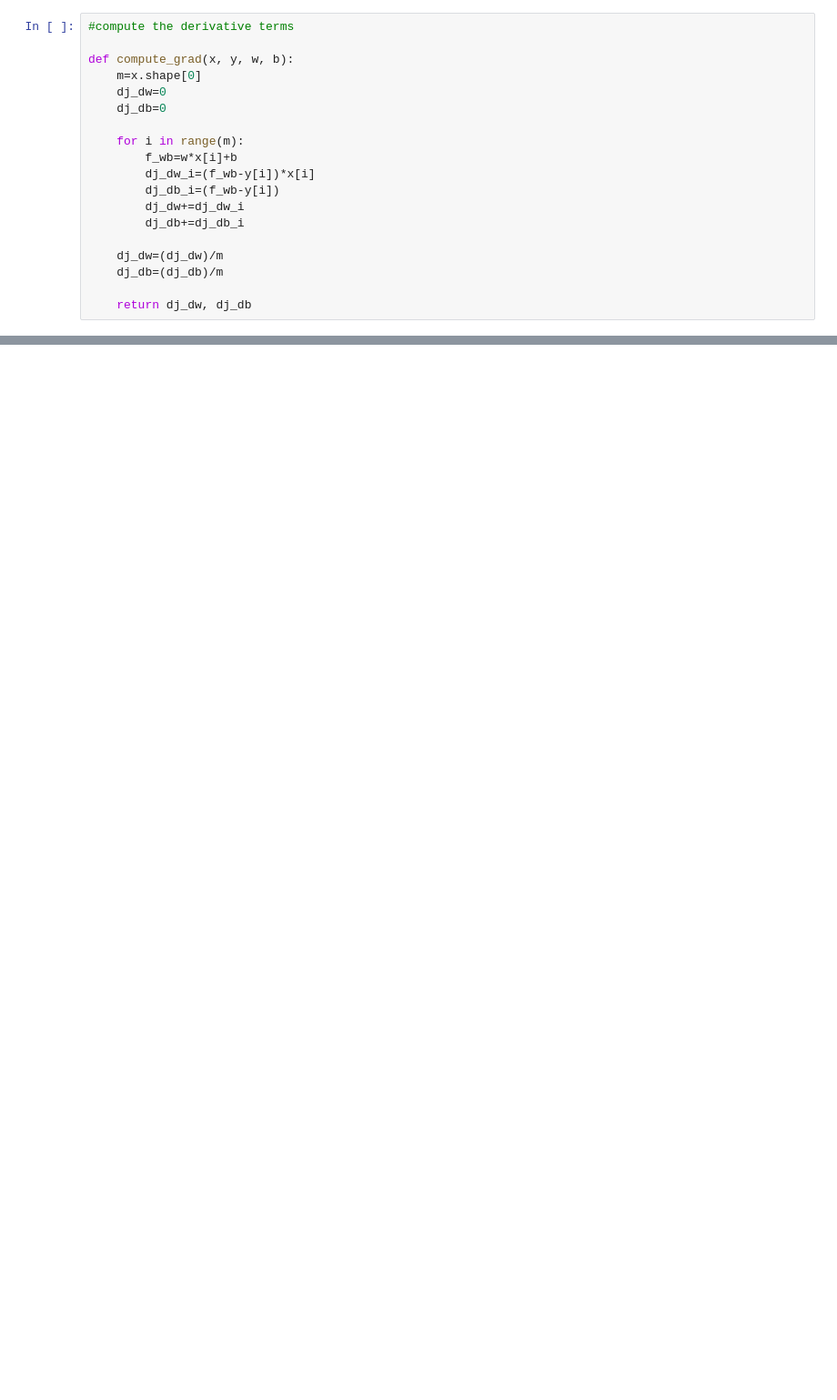
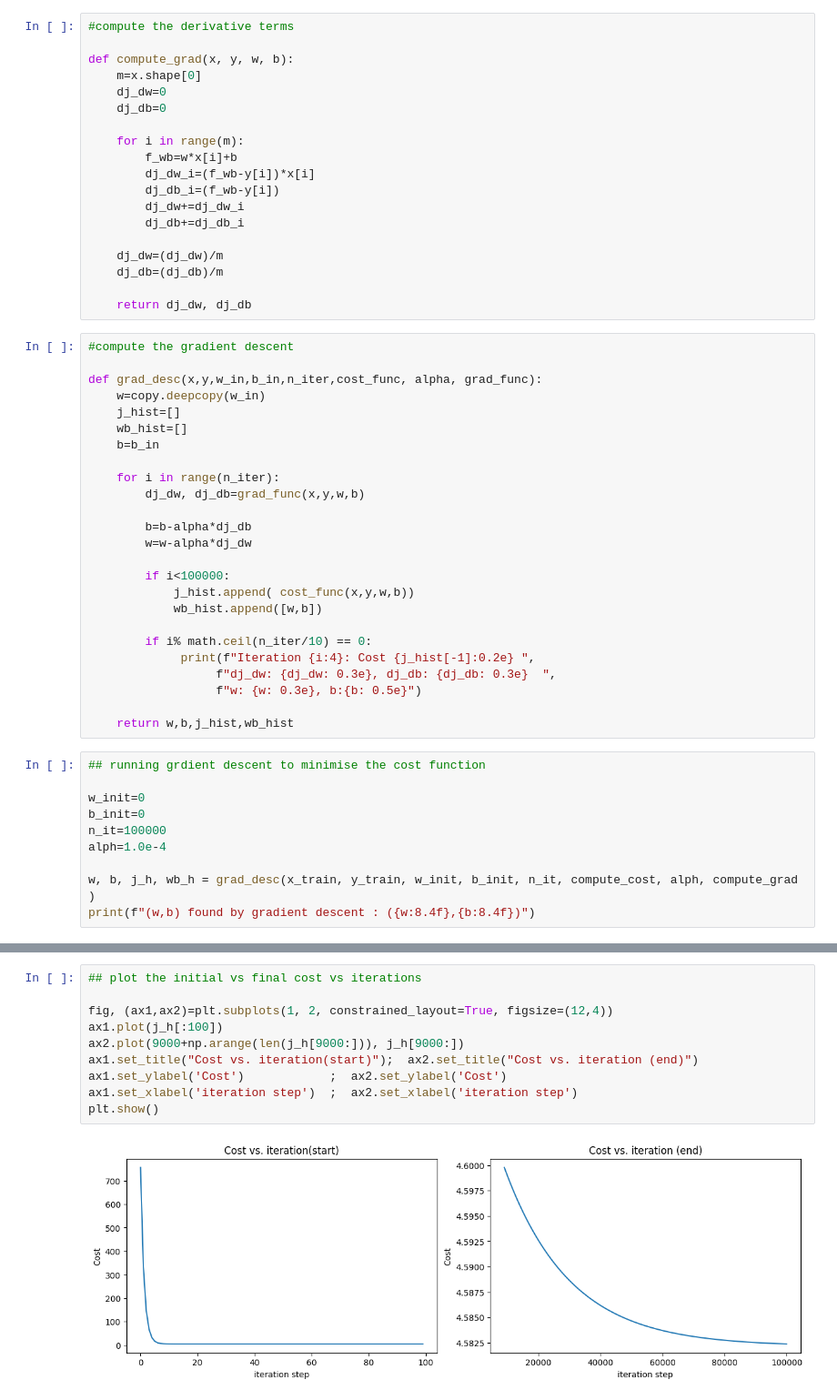
Before and after one commit to PrakhyathKamath/LinearRegression, a Jupyter notebook: Linearreg1.ipynb, the cells around one changed output, grey strips where cells are left out. Shown: that part at 91% size. Saved outputs shown, nothing was run; the diff lists cells and outputs as text; blank space fills up the shorter version.

Commit message:
ran iterations to minimise the cost function

```diff
--- a/Linearreg1.ipynb
+++ b/Linearreg1.ipynb
@@ -59,3 +42,38 @@ def compute_grad(x, y, w, b):
     dj_db=(dj_db)/m
 
     return dj_dw, dj_db
+# %%
+#compute the gradient descent
+
+def grad_desc(x,y,w_in,b_in,n_iter,cost_func, alpha, grad_func):
+    w=copy.deepcopy(w_in)
+    j_hist=[]
+    wb_hist=[]
+    b=b_in
+
+    for i in range(n_iter):
+        dj_dw, dj_db=grad_func(x,y,w,b)
+
+        b=b-alpha*dj_db
+        w=w-alpha*dj_dw
+
+        if i<100000:
+            j_hist.append( cost_func(x,y,w,b))
+            wb_hist.append([w,b])
+
+        if i% math.ceil(n_iter/10) == 0:
+             print(f"Iteration {i:4}: Cost {j_hist[-1]:0.2e} ",
+                  f"dj_dw: {dj_dw: 0.3e}, dj_db: {dj_db: 0.3e}  ",
+                  f"w: {w: 0.3e}, b:{b: 0.5e}")
+
+    return w,b,j_hist,wb_hist
+# %%
+## running grdient descent to minimise the cost function
+
+w_init=0
+b_init=0
+n_it=100000
+alph=1.0e-4
+
+w, b, j_h, wb_h = grad_desc(x_train, y_train, w_init, b_init, n_it, compute_cost, alph, compute_grad )
+print(f"(w,b) found by gradient descent : ({w:8.4f},{b:8.4f})")
@@ -61,0 +92,12 @@ def compute_grad(x, y, w, b):
+# %%
+## plot the initial vs final cost vs iterations
+
+fig, (ax1,ax2)=plt.subplots(1, 2, constrained_layout=True, figsize=(12,4))
+ax1.plot(j_h[:100])
+ax2.plot(9000+np.arange(len(j_h[9000:])), j_h[9000:])
+ax1.set_title("Cost vs. iteration(start)");  ax2.set_title("Cost vs. iteration (end)")
+ax1.set_ylabel('Cost')            ;  ax2.set_ylabel('Cost')
+ax1.set_xlabel('iteration step')  ;  ax2.set_xlabel('iteration step')
+plt.show()
+# %% [output]
+[figure, added]
```
Also changed, not shown: parts of 4 cells of this notebook.
